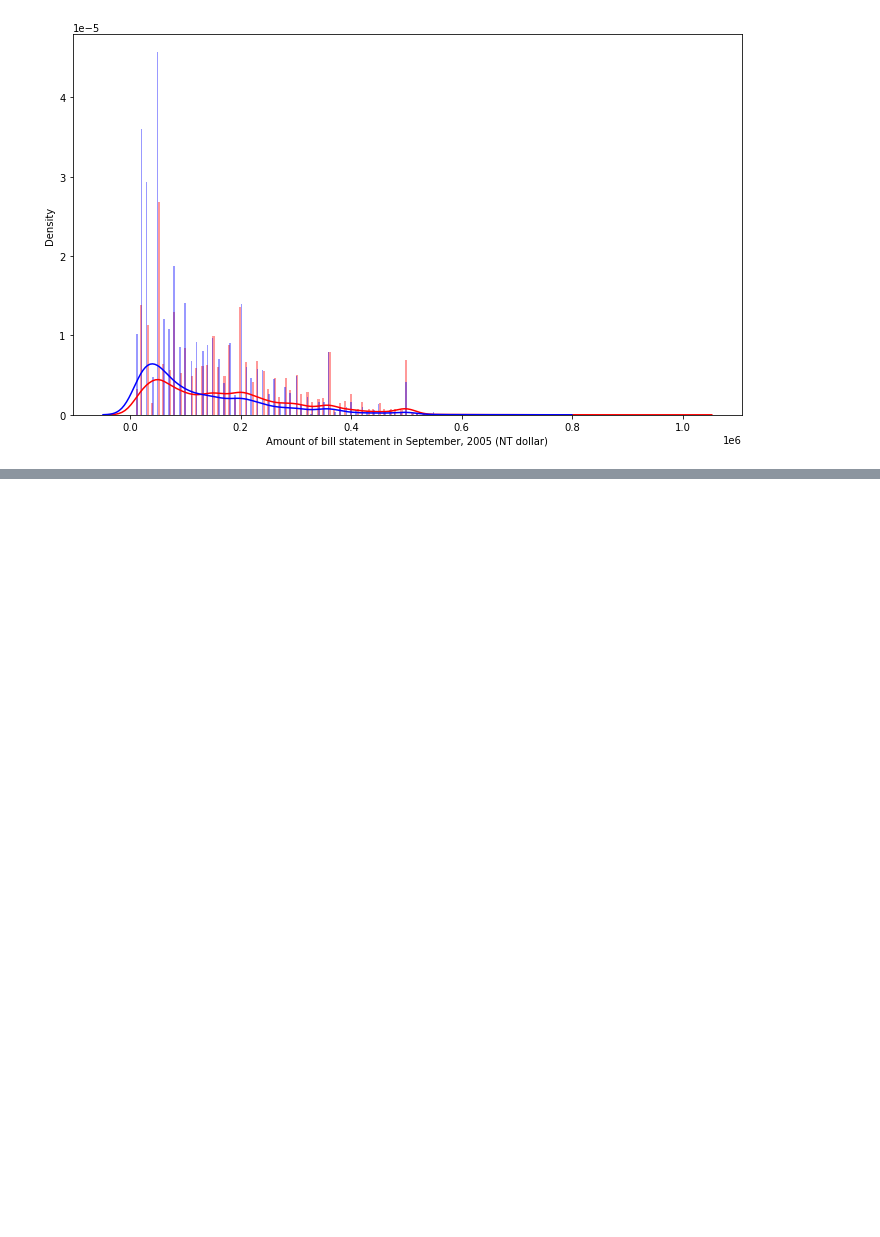
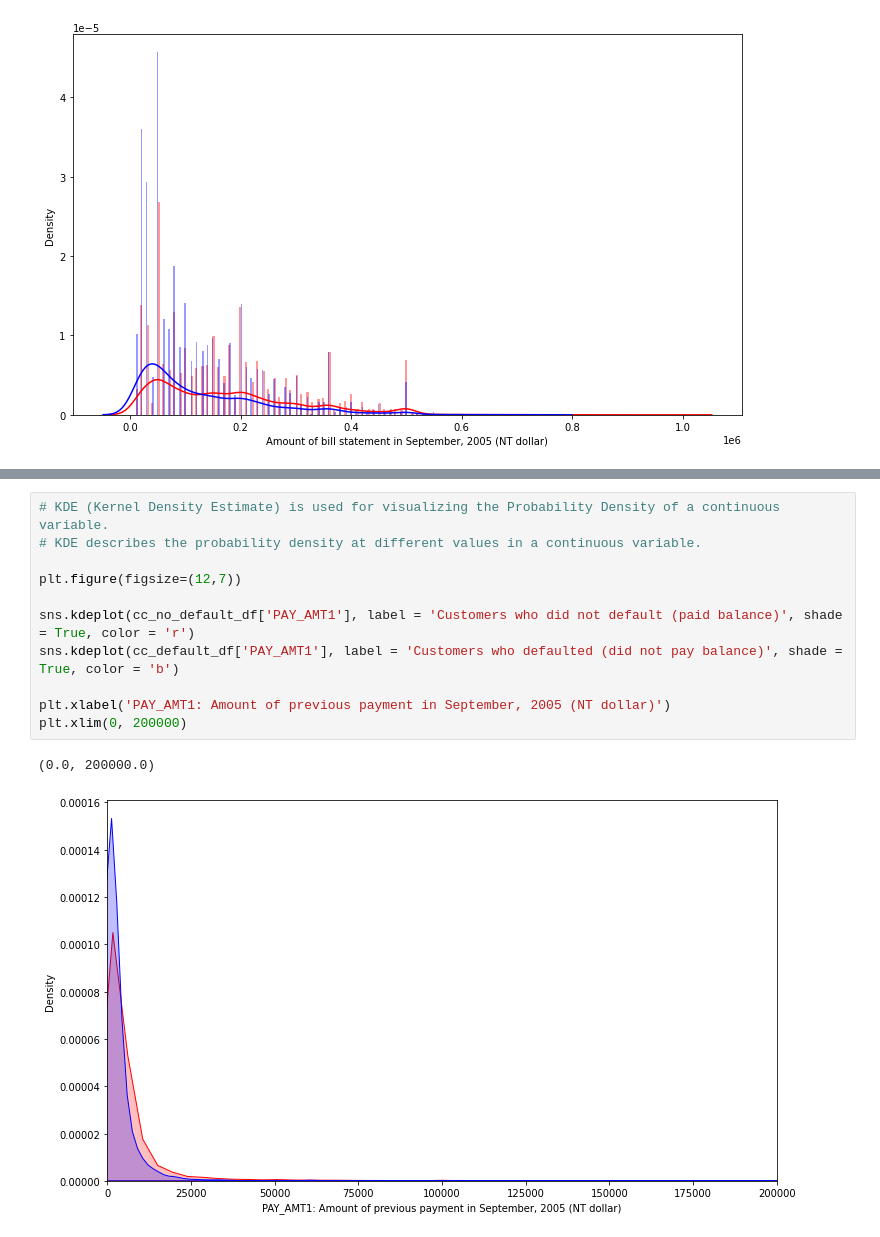
Before and after one commit to shubhpanchal/Credit-Card-Default-Prediction, a Jupyter notebook: Copy_of_Credit_Card_Default_Prediction_Capstone_Project.ipynb, the cells around one changed output, grey strips where cells are left out. Cells and saved outputs as stored; diff of their text form; blank space fills up the shorter version.

```diff
--- a/Copy_of_Credit_Card_Default_Prediction_Capstone_Project.ipynb
+++ b/Copy_of_Credit_Card_Default_Prediction_Capstone_Project.ipynb
@@ -209,0 +226,14 @@ Text(0.5, 0, 'Amount of bill statement in September, 2005 (NT dollar)')
+# %%
+# KDE (Kernel Density Estimate) is used for visualizing the Probability Density of a continuous variable.
+# KDE describes the probability density at different values in a continuous variable.
+
+plt.figure(figsize=(12,7))
+
+sns.kdeplot(cc_no_default_df['PAY_AMT1'], label = 'Customers who did not default (paid balance)', shade = True, color = 'r')
+sns.kdeplot(cc_default_df['PAY_AMT1'], label = 'Customers who defaulted (did not pay balance)', shade = True, color = 'b')
+
+plt.xlabel('PAY_AMT1: Amount of previous payment in September, 2005 (NT dollar)')
+plt.xlim(0, 200000)
+# %% [output]
+(0.0, 200000.0)
+[figure, added]
```
Also changed, not shown: parts of 16 cells of this notebook.
